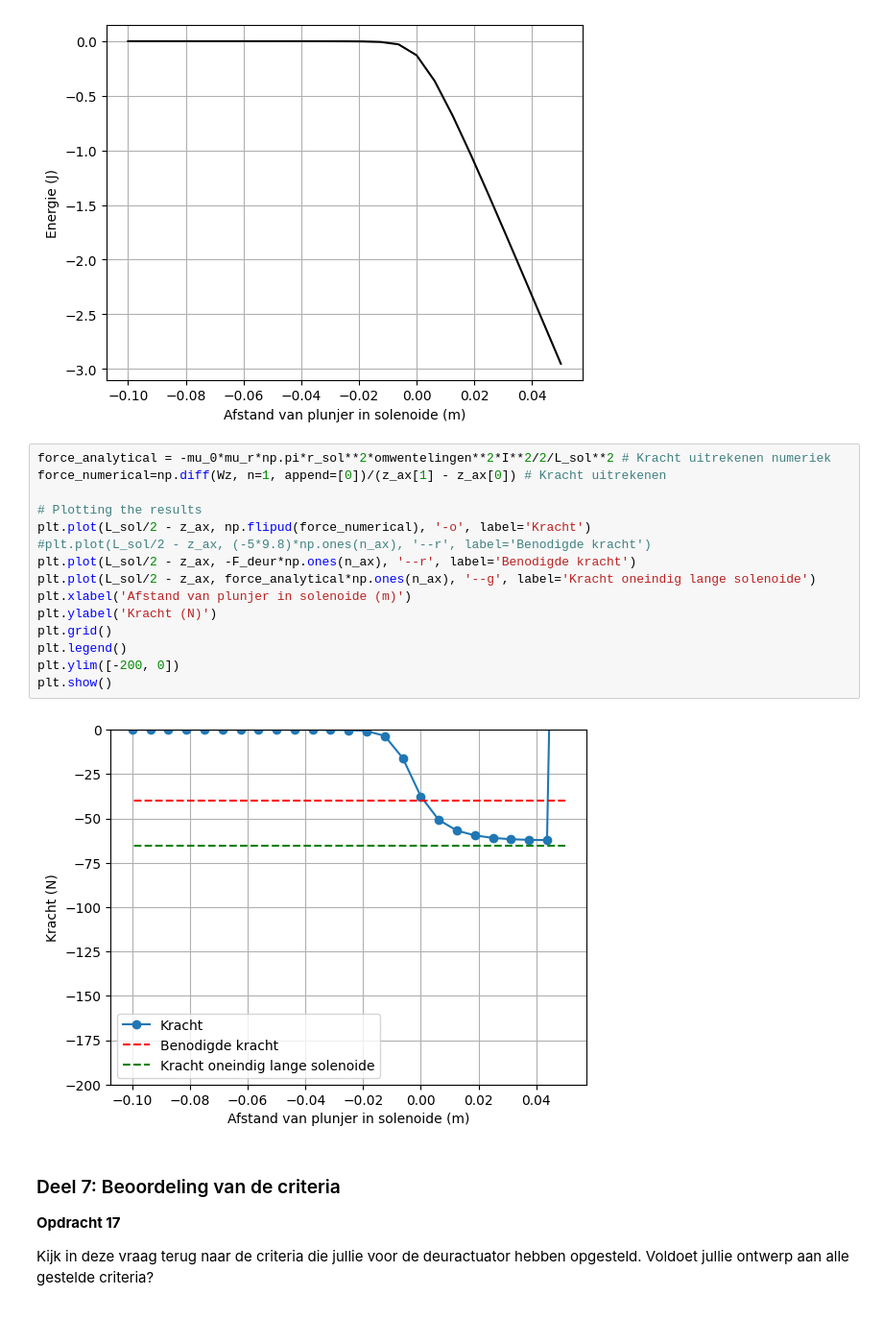
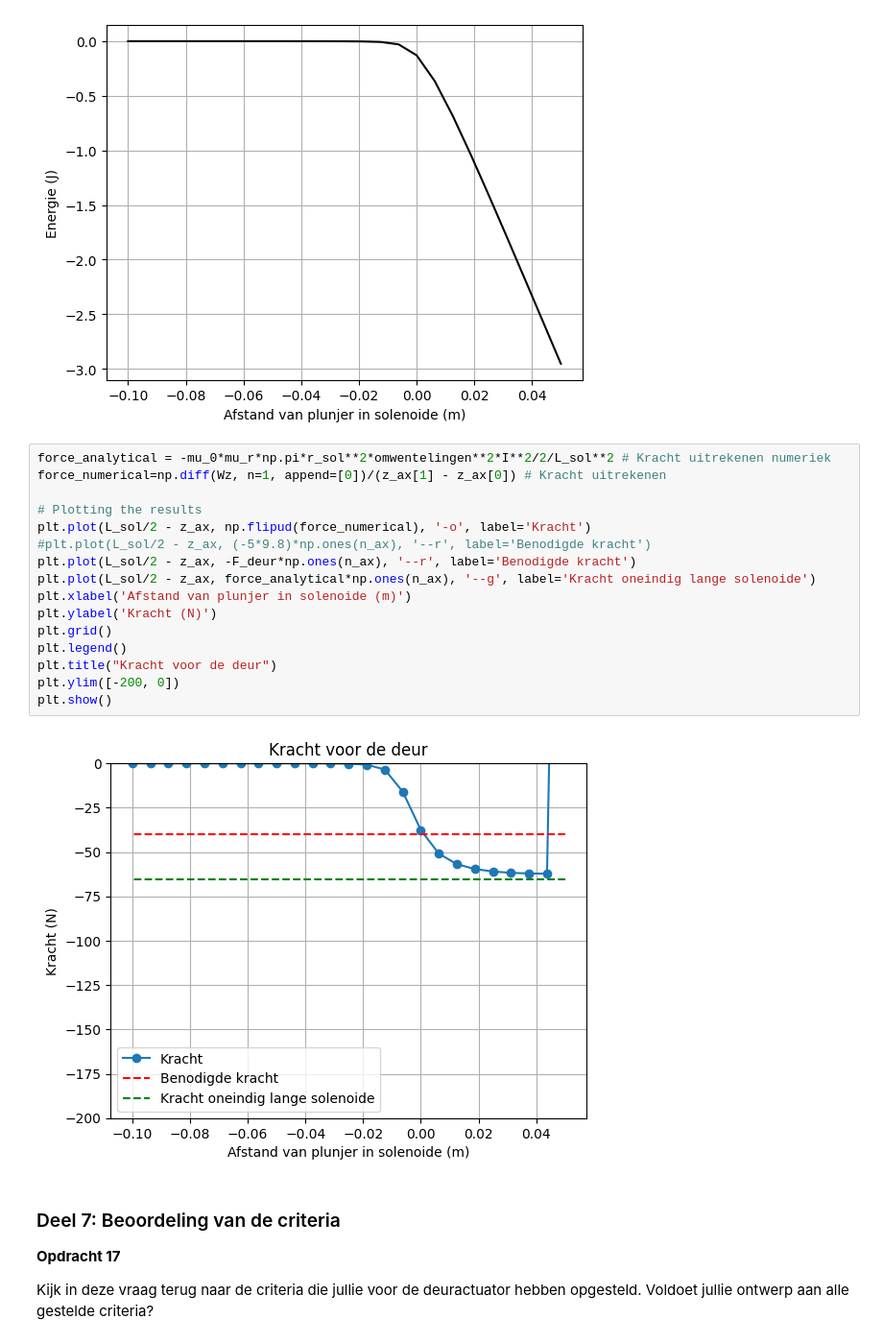
Before and after one commit to BobVill/opdrachten-DEF-D, a Jupyter notebook: KrachtactuatorOpdracht.ipynb, the cells around one changed output. Shown at 96% size. Cells and saved outputs as stored; diff of their text form.

```diff
--- a/KrachtactuatorOpdracht.ipynb
+++ b/KrachtactuatorOpdracht.ipynb
@@ -561,20 +562,21 @@ plt.show()
 # %%
 force_analytical = -mu_0*mu_r*np.pi*r_sol**2*omwentelingen**2*I**2/2/L_sol**2 # Kracht uitrekenen numeriek
 force_numerical=np.diff(Wz, n=1, append=[0])/(z_ax[1] - z_ax[0]) # Kracht uitrekenen
 
 # Plotting the results
 plt.plot(L_sol/2 - z_ax, np.flipud(force_numerical), '-o', label='Kracht')
 #plt.plot(L_sol/2 - z_ax, (-5*9.8)*np.ones(n_ax), '--r', label='Benodigde kracht')
 plt.plot(L_sol/2 - z_ax, -F_deur*np.ones(n_ax), '--r', label='Benodigde kracht')
 plt.plot(L_sol/2 - z_ax, force_analytical*np.ones(n_ax), '--g', label='Kracht oneindig lange solenoide')
 plt.xlabel('Afstand van plunjer in solenoide (m)')
 plt.ylabel('Kracht (N)')
 plt.grid()
 plt.legend()
+plt.title("Kracht voor de deur")
 plt.ylim([-200, 0])
 plt.show()
 # %% [output]
-[figure, old version]
+[figure, new version]
 # %% [markdown]
 ### Deel 7: Beoordeling van de criteria
 **Opdracht 17**
```
Also changed, not shown: parts of 9 cells of this notebook.
